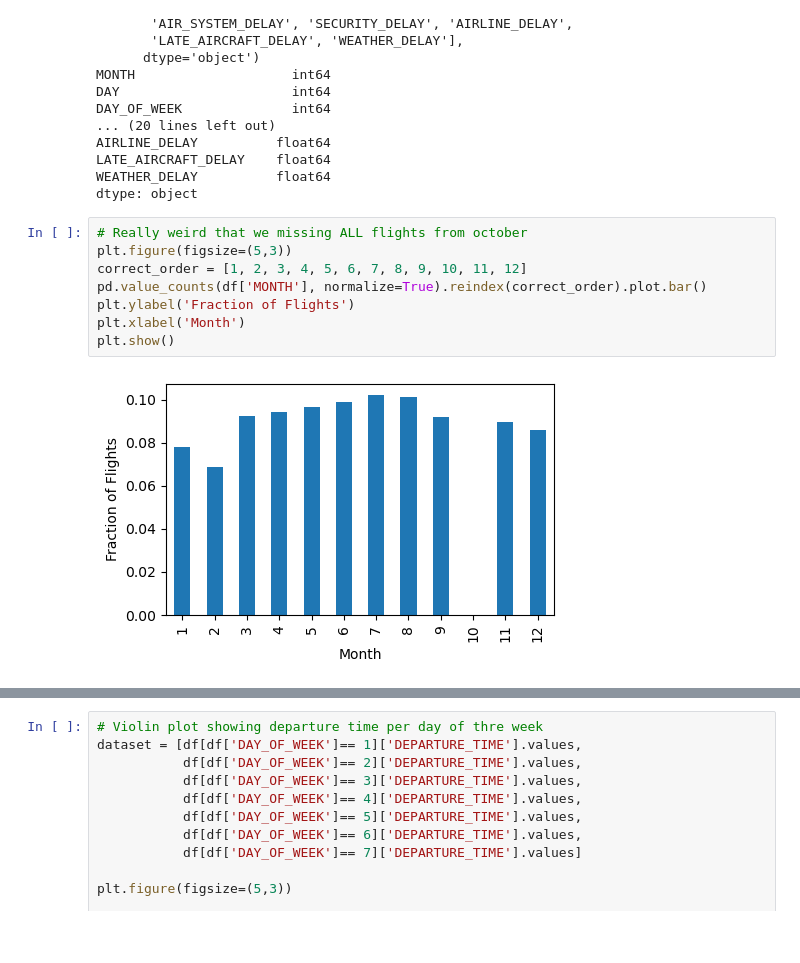
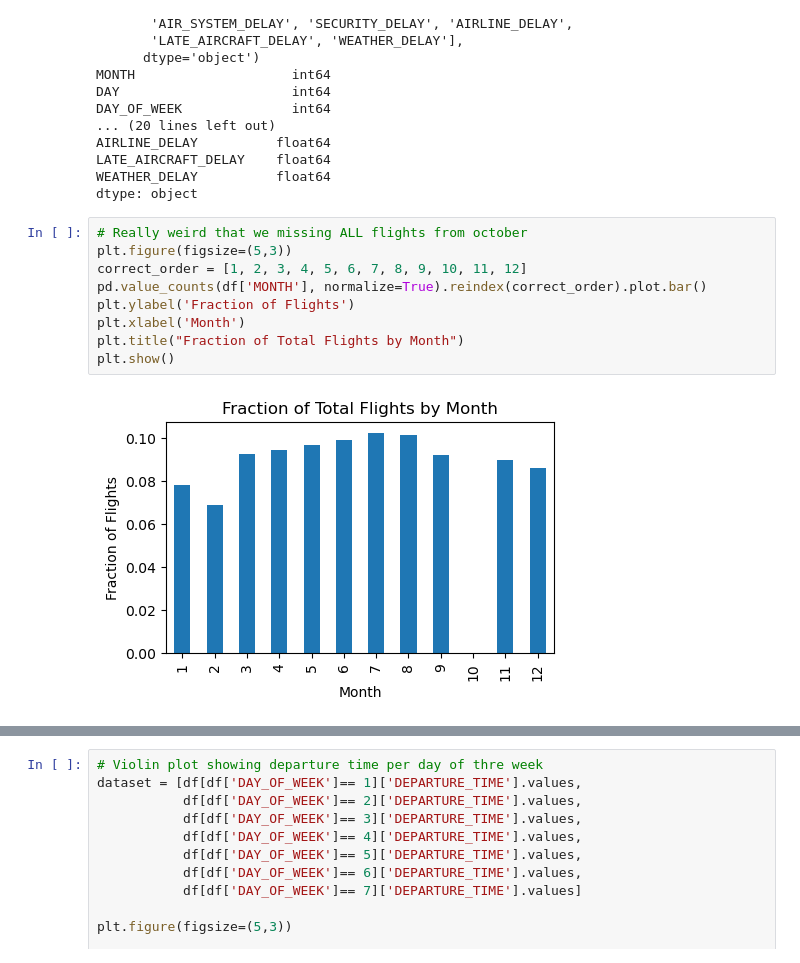
Before and after one commit to amanjal/Data1030-Final, a Jupyter notebook: EDA.ipynb, the cells around one changed output, grey strips where cells are left out. Saved outputs shown, nothing was run; the diff lists cells and outputs as text; blank space fills up the shorter version.

Commit message:
Minor Plot Edits

```diff
--- a/EDA.ipynb
+++ b/EDA.ipynb
@@ -41,13 +41,14 @@ dtype: object
 # %%
 # Really weird that we missing ALL flights from october
 plt.figure(figsize=(5,3))
 correct_order = [1, 2, 3, 4, 5, 6, 7, 8, 9, 10, 11, 12]
 pd.value_counts(df['MONTH'], normalize=True).reindex(correct_order).plot.bar()
 plt.ylabel('Fraction of Flights')
 plt.xlabel('Month')
+plt.title("Fraction of Total Flights by Month")
 plt.show()
 # %% [output]
-[figure, old version]
+[figure, new version]
 # %%
 # Remember to look at airline cv for airline codes
 plt.figure(figsize=(5,3))
```
Also changed, not shown: parts of 10 cells of this notebook, 1 other file.
